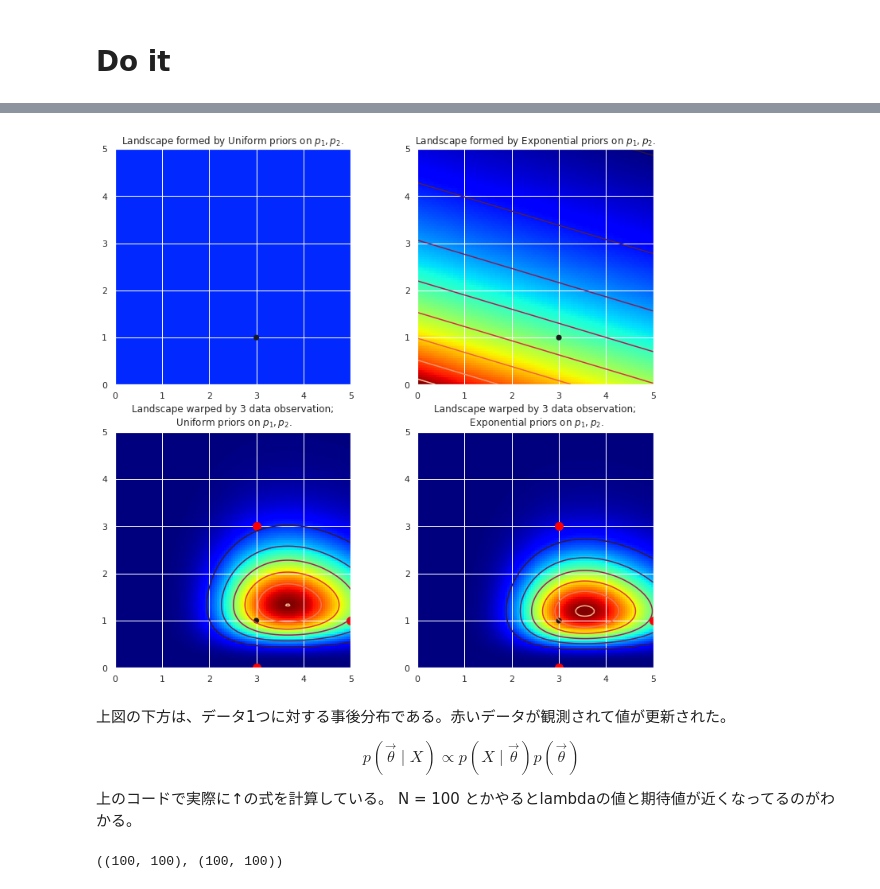
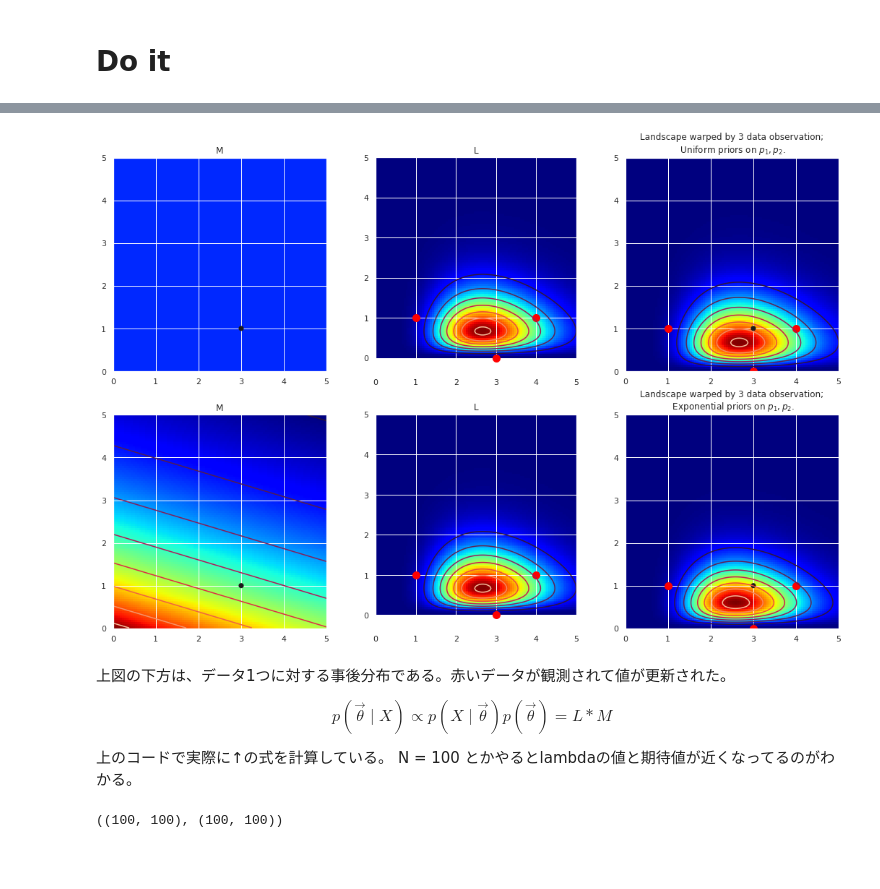
Before and after one commit to fkubota/pymc_with_python, a Jupyter notebook: notebook/Chapter3_MCMC/nb01.ipynb, the cells around one changed output, grey strips where cells are left out. Drawn from its saved outputs; the diff is of its cells as text; code cells hidden in the pictures; blank space fills up the shorter version.

Commit message:
add data in Chapter3

```diff
--- a/notebook/Chapter3_MCMC/nb01.ipynb
+++ b/notebook/Chapter3_MCMC/nb01.ipynb
@@ -60,7 +60,7 @@ observed (2-dimensional,sample size = 3): [[3 3]
 # %%
-plt.figure(figsize=(12.5, 12))
+plt.figure(figsize=(18, 12))
 # matplotlib heavy lifting below, beware!
-plt.subplot(221)
+plt.subplot(231)
 uni_x = stats.uniform.pdf(x, loc=0, scale=5)
 uni_y = stats.uniform.pdf(x, loc=0, scale=5)
 M = np.dot(uni_x[:, None], uni_y[None, :])
@@ -69,50 +69,64 @@ im = plt.imshow(M, interpolation='none', origin='lower',
 plt.scatter(lambda_2_true, lambda_1_true, c="k", s=50, edgecolor="none")
 plt.xlim(0, 5)
 plt.ylim(0, 5)
-plt.title("Landscape formed by Uniform priors on $p_1, p_2$.")
+plt.title('M')
 
-plt.subplot(223)
-plt.contour(x, y, M * L)
+plt.subplot(232)
+im = plt.imshow(L, interpolation='none', origin='lower',
+                cmap=jet, extent=(0, 5, 0, 5))
+plt.scatter(data[:, 1], data[:, 0], color='red', s=100)
+plt.contour(x, y, L)
+plt.title("L")
+
+plt.subplot(233)
+plt.contour(x, y, M * L)  # <--- 要素ごとの積
 im = plt.imshow(M * L, interpolation='none', origin='lower',
                 cmap=jet, extent=(0, 5, 0, 5))
 plt.title("Landscape warped by %d data observation;\n Uniform priors on $p_1, p_2$." % N)
 plt.scatter(data[:, 1], data[:, 0], color='red', s=100)
 plt.scatter(lambda_2_true, lambda_1_true, c="k", s=50, edgecolor="none")
 plt.xlim(0, 5)
 plt.ylim(0, 5)
 
-plt.subplot(222)
+plt.subplot(234)
 exp_x = stats.expon.pdf(x, loc=0, scale=3)
 exp_y = stats.expon.pdf(x, loc=0, scale=10)
 M = np.dot(exp_x[:, None], exp_y[None, :])
 
 plt.contour(x, y, M)
 im = plt.imshow(M, interpolation='none', origin='lower',
                 cmap=jet, extent=(0, 5, 0, 5))
 plt.scatter(lambda_2_true, lambda_1_true, c="k", s=50, edgecolor="none")
 plt.xlim(0, 5)
 plt.ylim(0, 5)
-plt.title("Landscape formed by Exponential priors on $p_1, p_2$.")
+plt.title("M")
 
-plt.subplot(224)
+plt.subplot(235)
+im = plt.imshow(L, interpolation='none', origin='lower',
+                cmap=jet, extent=(0, 5, 0, 5))
+plt.scatter(data[:, 1], data[:, 0], color='red', s=100)
+plt.contour(x, y, L)
+plt.title("L")
+
+plt.subplot(236)
 # This is the likelihood times prior, that results in the posterior.
 plt.contour(x, y, M * L)
 im = plt.imshow(M * L, interpolation='none', origin='lower',
                 cmap=jet, extent=(0, 5, 0, 5))
 
 plt.scatter(data[:, 1], data[:, 0], color='red', s=100)
 plt.scatter(lambda_2_true, lambda_1_true, c="k", s=50, edgecolor="none")
 plt.title("Landscape warped by %d data observation;\n Exponential priors on \
 $p_1, p_2$." % N)
 plt.xlim(0, 5)
 plt.ylim(0, 5);
 # %% [output]
-[figure, old version]
+[figure, new version]
 # %% [markdown]
 上図の下方は、データ1つに対する事後分布である。赤いデータが観測されて値が更新された。
 
 $$
-p(\vec{\theta} \mid X) \propto p(X \mid \vec{\theta})p(\vec{\theta})
+p(\vec{\theta} \mid X) \propto p(X \mid \vec{\theta})p(\vec{\theta}) = L * M
 $$
 
 上のコードで実際に↑の式を計算している。
```
Also changed, not shown: parts of 1 cell of this notebook, 3 other files.
